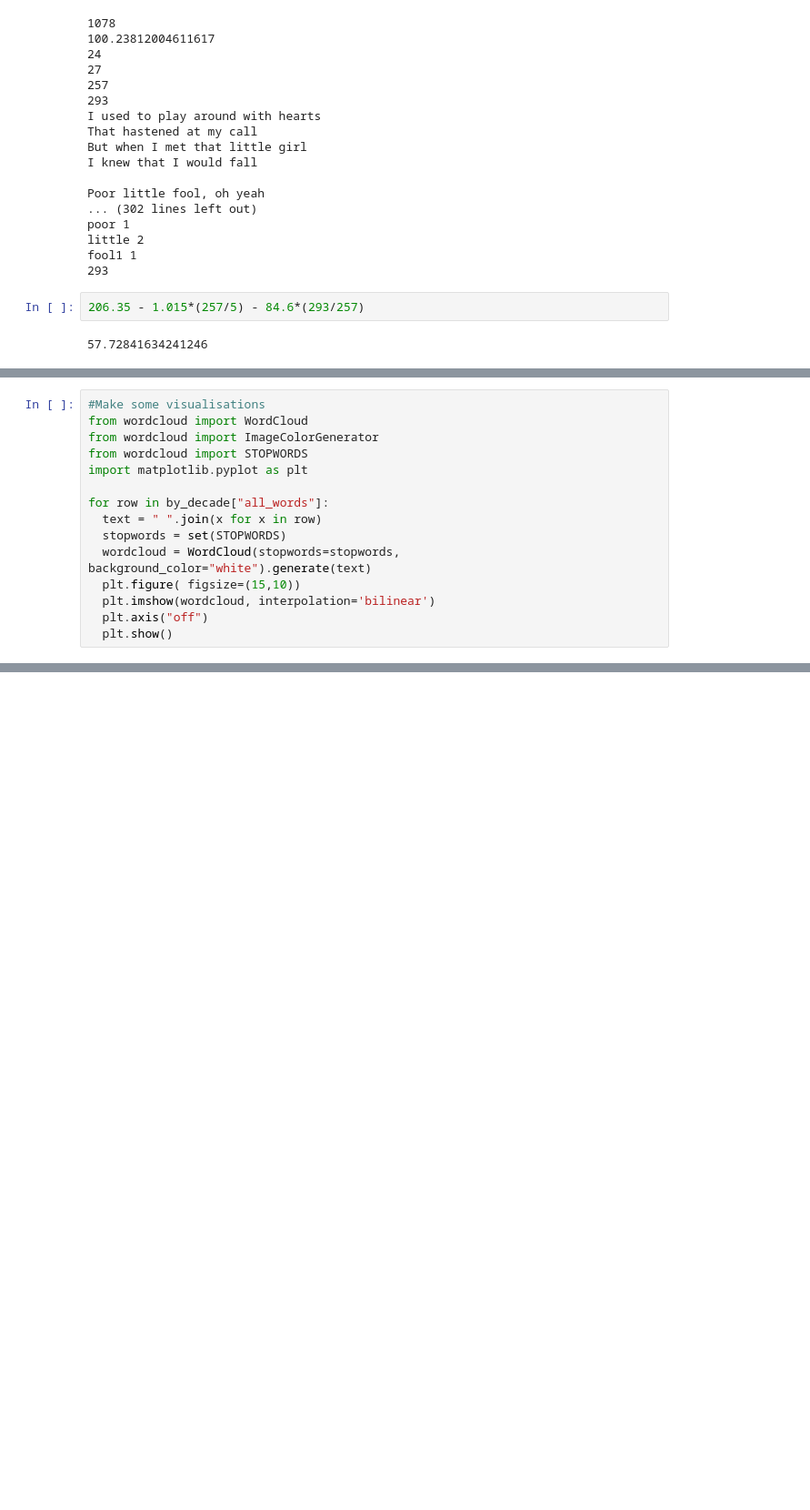
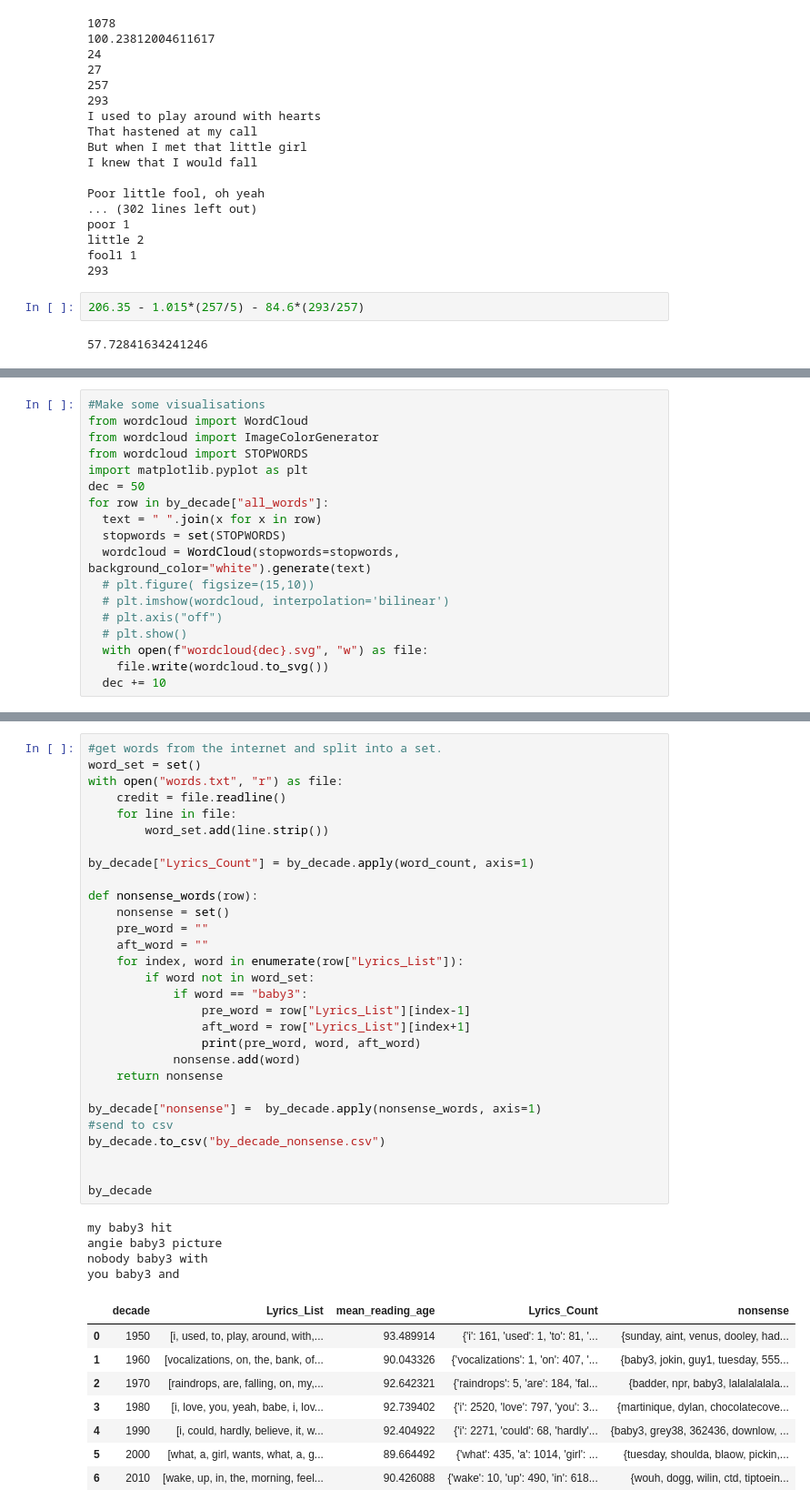
Before and after one commit to hogesonline/Pyconau2023, a Jupyter notebook: PyconTalkLyricsJupyter.ipynb, the cells around one changed output, grey strips where cells are left out. Shown at 91% size. Drawn from its saved outputs; the diff is of its cells as text; blank space fills up the shorter version.

Commit message:
Fixed a bunch of things including stripping trailing ints and added nonsense

```diff
--- a/PyconTalkLyricsJupyter.ipynb
+++ b/PyconTalkLyricsJupyter.ipynb
@@ -308,12 +256,15 @@ from wordcloud import WordCloud
 from wordcloud import ImageColorGenerator
 from wordcloud import STOPWORDS
 import matplotlib.pyplot as plt
-
+dec = 50
 for row in by_decade["all_words"]:
   text = " ".join(x for x in row)
   stopwords = set(STOPWORDS)
   wordcloud = WordCloud(stopwords=stopwords, background_color="white").generate(text)
-  plt.figure( figsize=(15,10))
-  plt.imshow(wordcloud, interpolation='bilinear')
-  plt.axis("off")
-  plt.show()
+  # plt.figure( figsize=(15,10))
+  # plt.imshow(wordcloud, interpolation='bilinear')
+  # plt.axis("off")
+  # plt.show()
+  with open(f"wordcloud{dec}.svg", "w") as file:
+    file.write(wordcloud.to_svg())
+  dec += 10
@@ -321,0 +293,42 @@ ValueError: Only supported for TrueType fonts
+# %%
+#get words from the internet and split into a set.
+word_set = set()
+with open("words.txt", "r") as file:
+    credit = file.readline()
+    for line in file:
+        word_set.add(line.strip())
+
+by_decade["Lyrics_Count"] = by_decade.apply(word_count, axis=1)
+
+def nonsense_words(row):
+    nonsense = set()
+    pre_word = ""
+    aft_word = ""
+    for index, word in enumerate(row["Lyrics_List"]):
+        if word not in word_set:
+            if word == "baby3":
+                pre_word = row["Lyrics_List"][index-1]
+                aft_word = row["Lyrics_List"][index+1]
+                print(pre_word, word, aft_word)
+            nonsense.add(word)
+    return nonsense
+
+by_decade["nonsense"] =  by_decade.apply(nonsense_words, axis=1)
+#send to csv
+by_decade.to_csv("by_decade_nonsense.csv")
+
+
+by_decade
+# %% [output]
+my baby3 hit
+angie baby3 picture
+nobody baby3 with
+you baby3 and
+|  | decade | Lyrics_List | mean_reading_age | Lyrics_Count | nonsense |
+| 0 | 1950 | [i, used, to, play, around, with,... | 93.489914 | {'i': 161, 'used': 1, 'to': 81, '... | {sunday, aint, venus, dooley, had... |
+| 1 | 1960 | [vocalizations, on, the, bank, of... | 90.043326 | {'vocalizations': 1, 'on': 407, '... | {baby3, jokin, guy1, tuesday, 555... |
+| 2 | 1970 | [raindrops, are, falling, on, my,... | 92.642321 | {'raindrops': 5, 'are': 184, 'fal... | {badder, npr, baby3, lalalalalala... |
+| 3 | 1980 | [i, love, you, yeah, babe, i, lov... | 92.739402 | {'i': 2520, 'love': 797, 'you': 3... | {martinique, dylan, chocolatecove... |
+| 4 | 1990 | [i, could, hardly, believe, it, w... | 92.404922 | {'i': 2271, 'could': 68, 'hardly'... | {baby3, grey38, 362436, downlow, ... |
+| 5 | 2000 | [what, a, girl, wants, what, a, g... | 89.664492 | {'what': 435, 'a': 1014, 'girl': ... | {tuesday, shoulda, blaow, pickin,... |
+| 6 | 2010 | [wake, up, in, the, morning, feel... | 90.426088 | {'wake': 10, 'up': 490, 'in': 618... | {wouh, dogg, wilin, ctd, tiptoein... |
```
Also changed, not shown: parts of 13 cells of this notebook, 13 other files.
